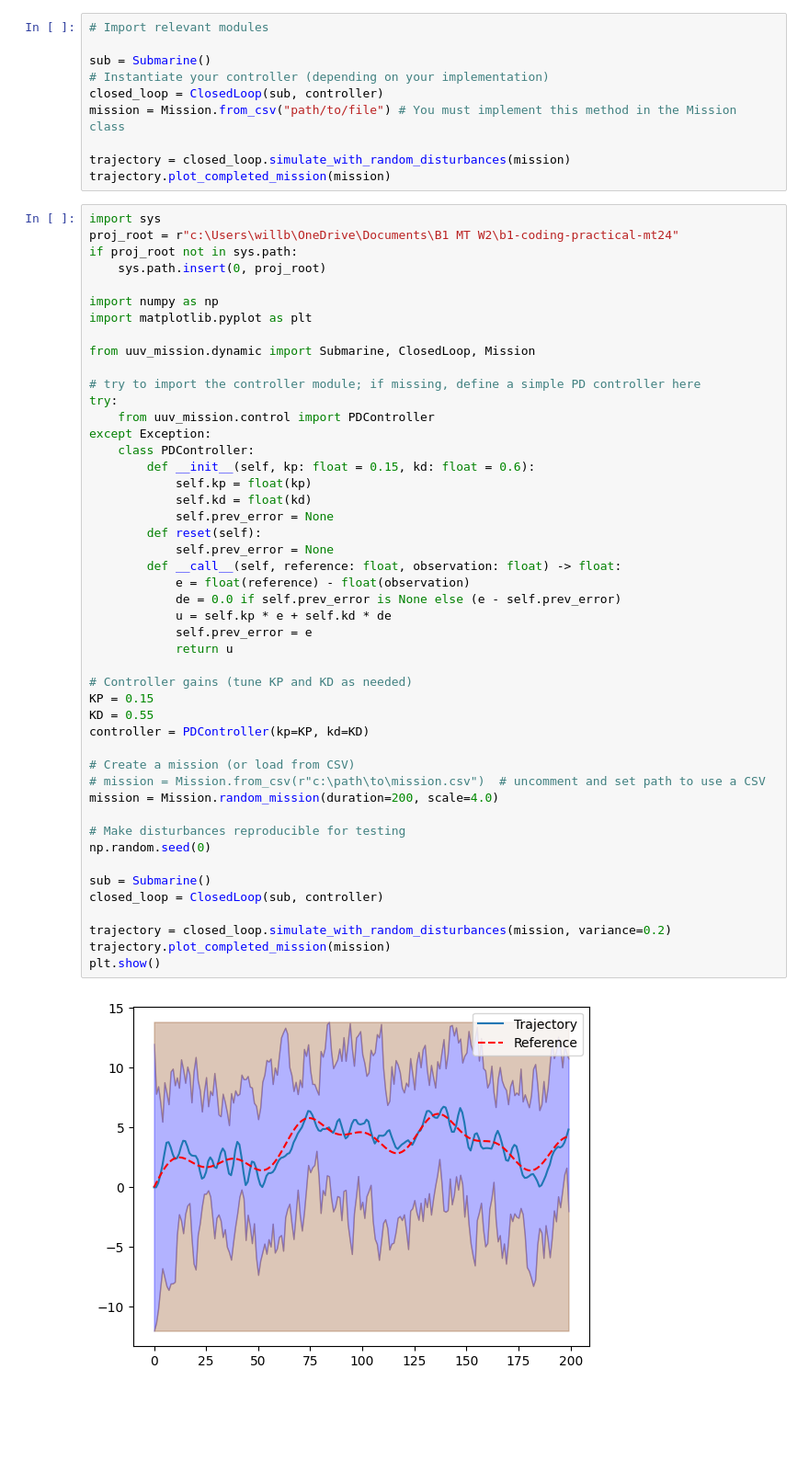
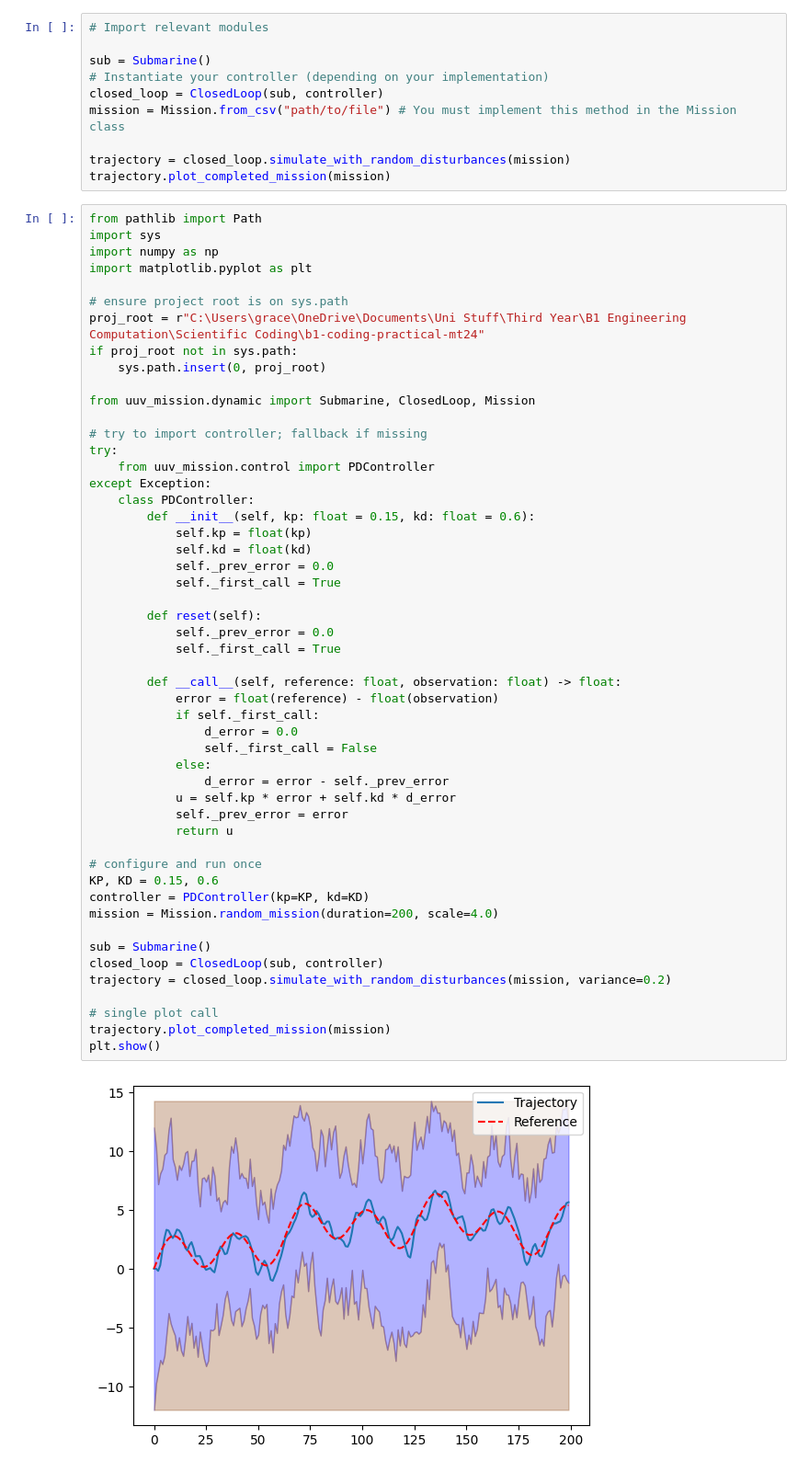
Before and after one commit to Grace-Hinton/b1-coding-practical-mt24, a Jupyter notebook: demo.ipynb, the cells around one changed output. Shown: that part at 92% size. Drawn from its saved outputs; the diff is of its cells as text; blank space fills up the shorter version.

```diff
--- a/demo.ipynb
+++ b/demo.ipynb
@@ -18,51 +18,55 @@ mission = Mission.from_csv("path/to/file") # You must implement this method in t
 trajectory = closed_loop.simulate_with_random_disturbances(mission)
 trajectory.plot_completed_mission(mission)
 # %%
+from pathlib import Path
 import sys
-proj_root = r"c:\Users\willb\OneDrive\Documents\B1 MT W2\b1-coding-practical-mt24"
+import numpy as np
+import matplotlib.pyplot as plt
+
+# ensure project root is on sys.path
+proj_root = r"C:\Users\grace\OneDrive\Documents\Uni Stuff\Third Year\B1 Engineering Computation\Scientific Coding\b1-coding-practical-mt24"
 if proj_root not in sys.path:
     sys.path.insert(0, proj_root)
 
-import numpy as np
-import matplotlib.pyplot as plt
-
 from uuv_mission.dynamic import Submarine, ClosedLoop, Mission
 
-# try to import the controller module; if missing, define a simple PD controller here
+# try to import controller; fallback if missing
 try:
     from uuv_mission.control import PDController
 except Exception:
     class PDController:
         def __init__(self, kp: float = 0.15, kd: float = 0.6):
             self.kp = float(kp)
             self.kd = float(kd)
-            self.prev_error = None
+            self._prev_error = 0.0
+            self._first_call = True
+
         def reset(self):
-            self.prev_error = None
+            self._prev_error = 0.0
+            self._first_call = True
+
         def __call__(self, reference: float, observation: float) -> float:
-            e = float(reference) - float(observation)
-            de = 0.0 if self.prev_error is None else (e - self.prev_error)
-            u = self.kp * e + self.kd * de
-            self.prev_error = e
+            error = float(reference) - float(observation)
+            if self._first_call:
+                d_error = 0.0
+                self._first_call = False
+            else:
+                d_error = error - self._prev_error
+            u = self.kp * error + self.kd * d_error
+            self._prev_error = error
             return u
 
-# Controller gains (tune KP and KD as needed)
-KP = 0.15
-KD = 0.55
+# configure and run once
+KP, KD = 0.15, 0.6
 controller = PDController(kp=KP, kd=KD)
-
-# Create a mission (or load from CSV)
-# mission = Mission.from_csv(r"c:\path\to\mission.csv")  # uncomment and set path to use a CSV
 mission = Mission.random_mission(duration=200, scale=4.0)
-
-# Make disturbances reproducible for testing
-np.random.seed(0)
 
 sub = Submarine()
 closed_loop = ClosedLoop(sub, controller)
+trajectory = closed_loop.simulate_with_random_disturbances(mission, variance=0.2)
 
-trajectory = closed_loop.simulate_with_random_disturbances(mission, variance=0.2)
+# single plot call
 trajectory.plot_completed_mission(mission)
 plt.show()
 # %% [output]
-[figure, old version]
+[figure, new version]
```
